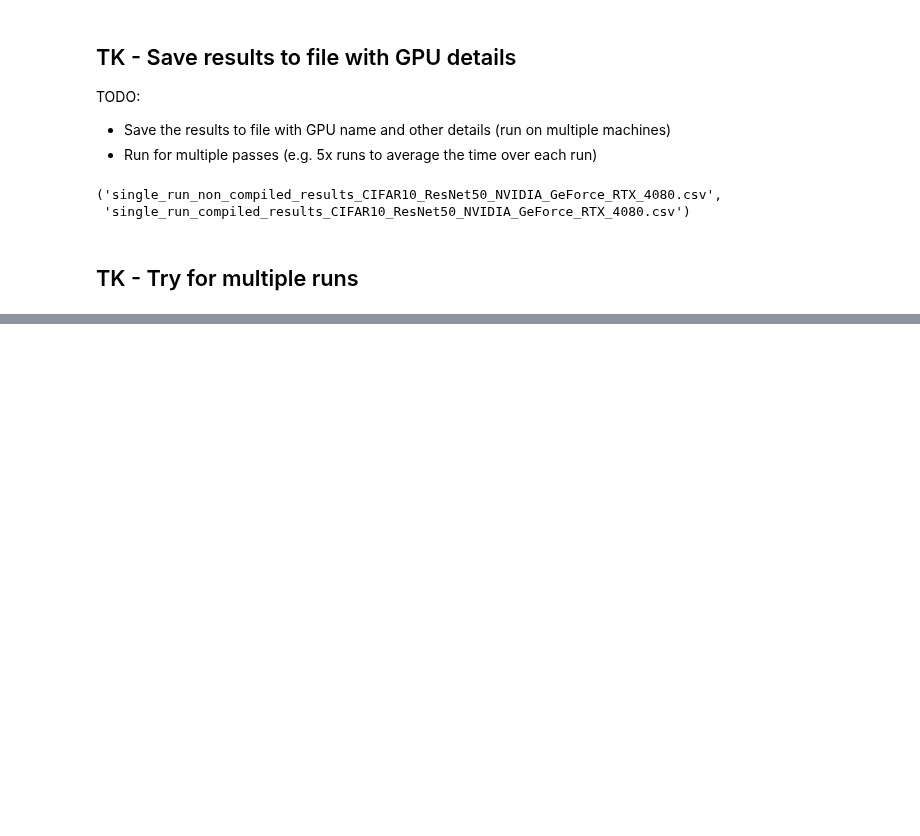
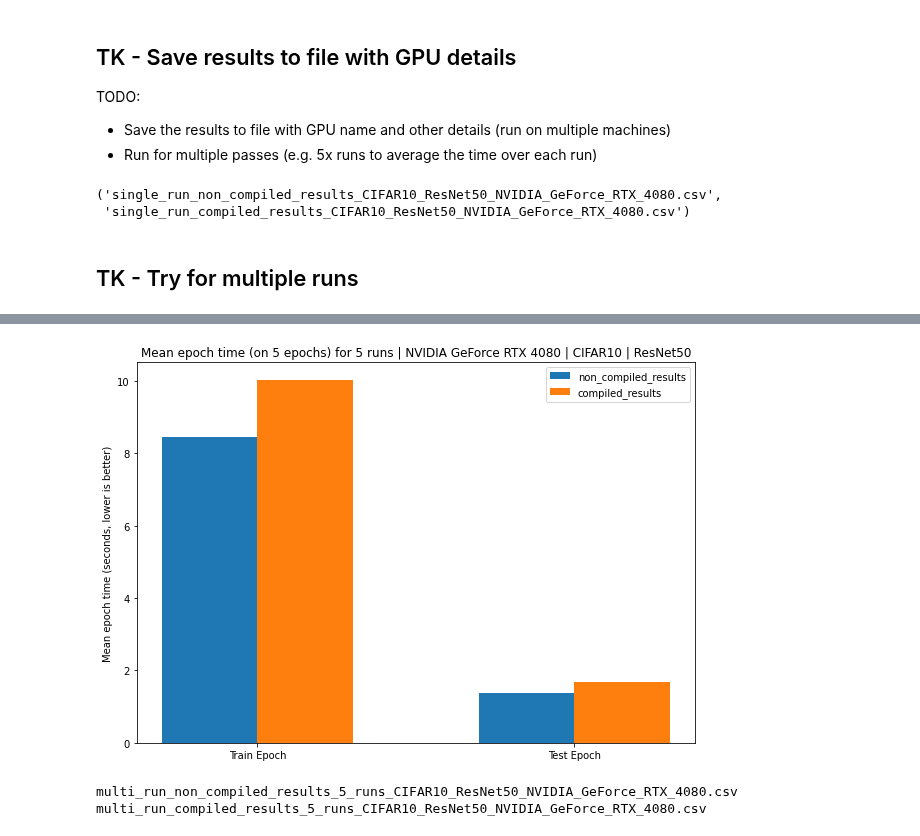
Before and after one commit to mrdbourke/pytorch-deep-learning, a Jupyter notebook: extras/pytorch_2_intro.ipynb, the cells around one changed output, grey strips where cells are left out. Drawn from its saved outputs; the diff is of its cells as text; code cells hidden in the pictures; blank space fills up the shorter version.

```diff
--- a/extras/pytorch_2_intro.ipynb
+++ b/extras/pytorch_2_intro.ipynb
@@ -757,0 +803,56 @@ compile_results_multiple_runs_df
+# %%
+def plot_mean_epoch_times(non_compiled_results, compiled_results, multi_runs=False, num_runs=0, save=False, save_path=""):
+    mean_train_epoch_time = non_compiled_results.train_epoch_time.mean()
+    mean_test_epoch_time = non_compiled_results.test_epoch_time.mean()
+    mean_results = [mean_train_epoch_time, mean_test_epoch_time]
+
+    mean_compile_train_epoch_time = compiled_results.train_epoch_time.mean()
+    mean_compile_test_epoch_time = compiled_results.test_epoch_time.mean()
+    mean_compile_results = [mean_compile_train_epoch_time, mean_compile_test_epoch_time]
+
+    # Create a bar plot of the mean train and test epoch time for both results and compiled_results
+    # Make both bars appear on the same plot
+    import matplotlib.pyplot as plt
+    import numpy as np
+
+    # Create plot
+    plt.figure(figsize=(10, 7))
+    width = 0.3
+    x_indicies = np.arange(len(mean_results))
+
+    plt.bar(x=x_indicies, height=mean_results, width=width, label="non_compiled_results")
+    plt.bar(x=x_indicies + width, height=mean_compile_results, width=width, label="compiled_results")
+    plt.xticks(x_indicies + width / 2, ("Train Epoch", "Test Epoch"))
+    plt.ylabel("Mean epoch time (seconds, lower is better)")
+    # TK - make this title include dataset/model information for a better idea of what's happening
+    if multi_runs:
+        plt.title(f"Mean epoch time (on {NUM_EPOCHS} epochs) for {num_runs} runs | {gpu_name} | {dataset_name} | {model_name}")
+    else:
+        plt.title(f"Mean epoch time (on {NUM_EPOCHS} epochs) on {gpu_name} | {dataset_name} | {model_name}")
+    plt.legend();
+
+    if save:
+        plt.savefig(save_path)
+        print(f"[INFO] Plot saved to {save_path}")
+# %%
+plot_mean_epoch_times(non_compile_results_multiple_runs_df, compile_results_multiple_runs_df, multi_runs=True, num_runs=NUM_RUNS)
+# %% [output]
+[figure, added]
+# %%
+save_name_for_multi_run_non_compiled_results = f"multi_run_non_compiled_results_{NUM_RUNS}_runs_{dataset_name}_{model_name}_{gpu_name.replace(' ', '_')}.csv"
+save_name_for_multi_run_compiled_results = f"multi_run_compiled_results_{NUM_RUNS}_runs_{dataset_name}_{model_name}_{gpu_name.replace(' ', '_')}.csv"
+print(save_name_for_multi_run_non_compiled_results)
+print(save_name_for_multi_run_compiled_results)
+
+# Make a directory for multi_run results
+import os
+pytorch_2_results_dir = "pytorch_2_results"
+pytorch_2_multi_run_results_dir = f"{pytorch_2_results_dir}/multi_run_results"
+os.makedirs(pytorch_2_multi_run_results_dir, exist_ok=True)
+
+# Save the results
+results_df.to_csv(f"{pytorch_2_multi_run_results_dir}/{save_name_for_multi_run_non_compiled_results}")
+compile_results_df.to_csv(f"{pytorch_2_multi_run_results_dir}/{save_name_for_multi_run_compiled_results}")
+# %% [output]
+multi_run_non_compiled_results_5_runs_CIFAR10_ResNet50_NVIDIA_GeForce_RTX_4080.csv
+multi_run_compiled_results_5_runs_CIFAR10_ResNet50_NVIDIA_GeForce_RTX_4080.csv
```
Also changed, not shown: parts of 19 cells of this notebook, 4 other files.
